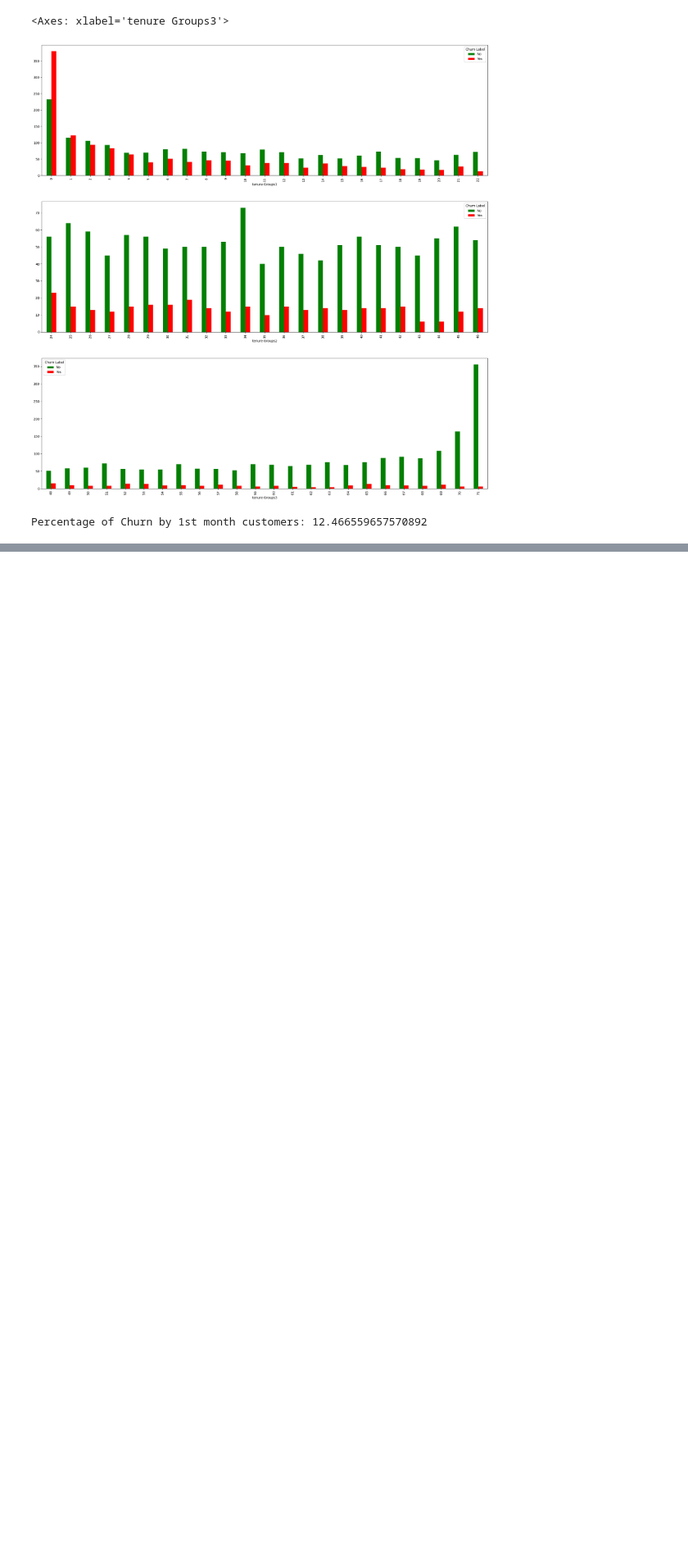
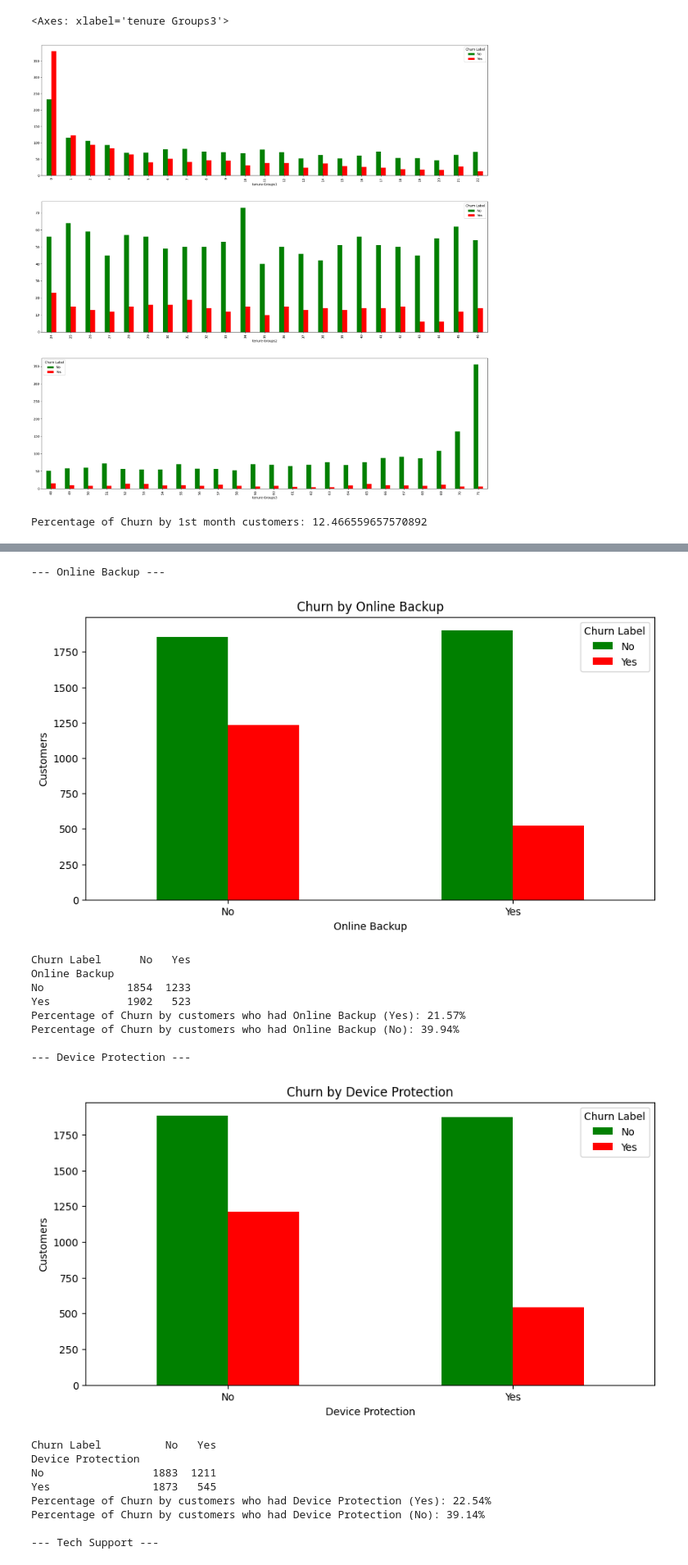
Before and after one commit to Zia-Ul-Hasan/Churn-Prediction-IBM-telco, a Jupyter notebook: EDA_Churn.ipynb, the cells around one changed output, grey strips where cells are left out. Shown at 82% size. Cells and saved outputs as stored; diff of their text form; code cells hidden in the pictures; blank space fills up the shorter version.

```diff
--- a/EDA_Churn.ipynb
+++ b/EDA_Churn.ipynb
@@ -225,0 +263,52 @@ a
+# %%
+service_features = [
+    'Online Backup',
+    'Device Protection',
+    'Tech Support',
+    'Streaming TV',
+    'Streaming Movies'
+]
+
+for feature in service_features:
+    print(f"\n--- {feature} ---")
+    # Crosstab and plot
+    churn_by_feature = pd.crosstab(df[df[feature]!='No internet service'][feature], df['Churn Label'])
+    churn_by_feature.plot(kind='bar', color=['green', 'red'], figsize=(10, 5))
+    plt.title(f'Churn by {feature}')
+    plt.xlabel(feature)
+    plt.ylabel('Customers')
+    plt.xticks(rotation=360)
+    plt.show()
+    print(churn_by_feature)
+
+    # Yes category
+    yes_count = churn_by_feature.loc['Yes', 'No']
+    churn_yes_count = churn_by_feature.loc['Yes', 'Yes']
+    churn_yes_pct = (churn_yes_count / (churn_yes_count + yes_count)) * 100
+    print(f"Percentage of Churn by customers who had {feature} (Yes): {churn_yes_pct:.2f}%")
+
+    # No category
+    no_count = churn_by_feature.loc['No', 'No']
+    churn_no_count = churn_by_feature.loc['No', 'Yes']
+    churn_no_pct = (churn_no_count / (churn_no_count + no_count)) * 100
+    print(f"Percentage of Churn by customers who had {feature} (No): {churn_no_pct:.2f}%")
+# %% [output]
+--- Online Backup ---
+[figure, added]
+Churn Label      No   Yes
+Online Backup
+No             1854  1233
+Yes            1902   523
+Percentage of Churn by customers who had Online Backup (Yes): 21.57%
+Percentage of Churn by customers who had Online Backup (No): 39.94%
+
+--- Device Protection ---
+[figure, added]
+Churn Label          No   Yes
+Device Protection
+No                 1883  1211
+Yes                1873   545
+Percentage of Churn by customers who had Device Protection (Yes): 22.54%
+Percentage of Churn by customers who had Device Protection (No): 39.14%
+
+--- Tech Support ---
```
Also changed, not shown: parts of 11 cells of this notebook.
